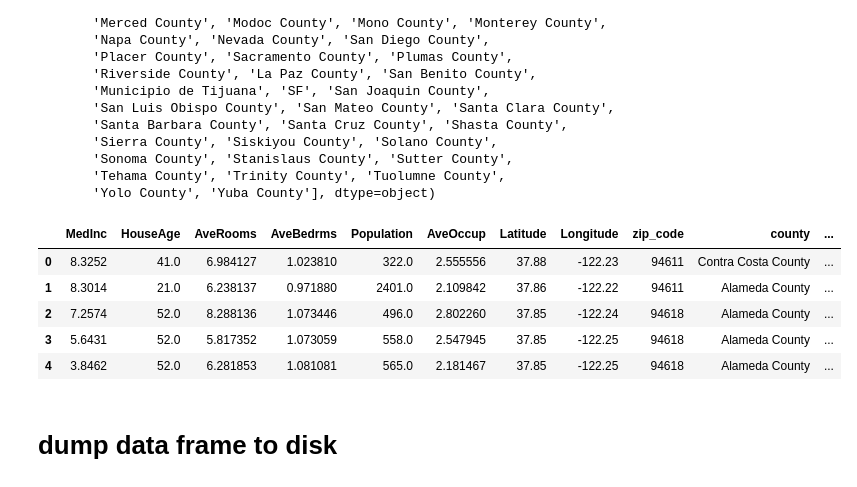
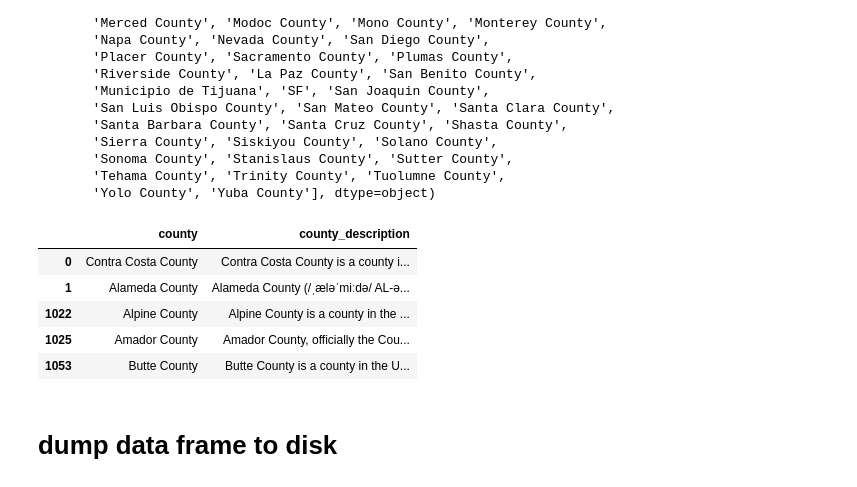
Before and after one commit to dantegates/deep-learning-for-tabular-data, a Jupyter notebook: enrich-california-housing-data.ipynb, the cells around one changed output. Drawn from its saved outputs; the diff is of its cells as text; code cells hidden in the pictures.

```diff
--- a/enrich-california-housing-data.ipynb
+++ b/enrich-california-housing-data.ipynb
@@ -216,14 +212,14 @@ county_descriptions = {c: query_wiki(c) for c in counties}
 # %%
 df['county_description'] = df.county.map(county_descriptions)
 # %%
-df.head()
+df[['county', 'county_description']].drop_duplicates().head()
 # %% [output]
-|  | MedInc | HouseAge | AveRooms | AveBedrms | Population | AveOccup | Latitude | Longitude | zip_code | county | ... |
-| 0 | 8.3252 | 41.0 | 6.984127 | 1.023810 | 322.0 | 2.555556 | 37.88 | -122.23 | 94611 | Contra Costa County | ... |
-| 1 | 8.3014 | 21.0 | 6.238137 | 0.971880 | 2401.0 | 2.109842 | 37.86 | -122.22 | 94611 | Alameda County | ... |
-| 2 | 7.2574 | 52.0 | 8.288136 | 1.073446 | 496.0 | 2.802260 | 37.85 | -122.24 | 94618 | Alameda County | ... |
-| 3 | 5.6431 | 52.0 | 5.817352 | 1.073059 | 558.0 | 2.547945 | 37.85 | -122.25 | 94618 | Alameda County | ... |
-| 4 | 3.8462 | 52.0 | 6.281853 | 1.081081 | 565.0 | 2.181467 | 37.85 | -122.25 | 94618 | Alameda County | ... |
+|  | county | county_description |
+| 0 | Contra Costa County | Contra Costa County is a county i... |
+| 1 | Alameda County | Alameda County (/ˌæləˈmiːdə/ AL-ə... |
+| 1022 | Alpine County | Alpine County is a county in the ... |
+| 1025 | Amador County | Amador County, officially the Cou... |
+| 1053 | Butte County | Butte County is a county in the U... |
 # %% [markdown]
 # dump data frame to disk
 # %%
```
Also changed, not shown: parts of 1 cell of this notebook, 1 other file.
